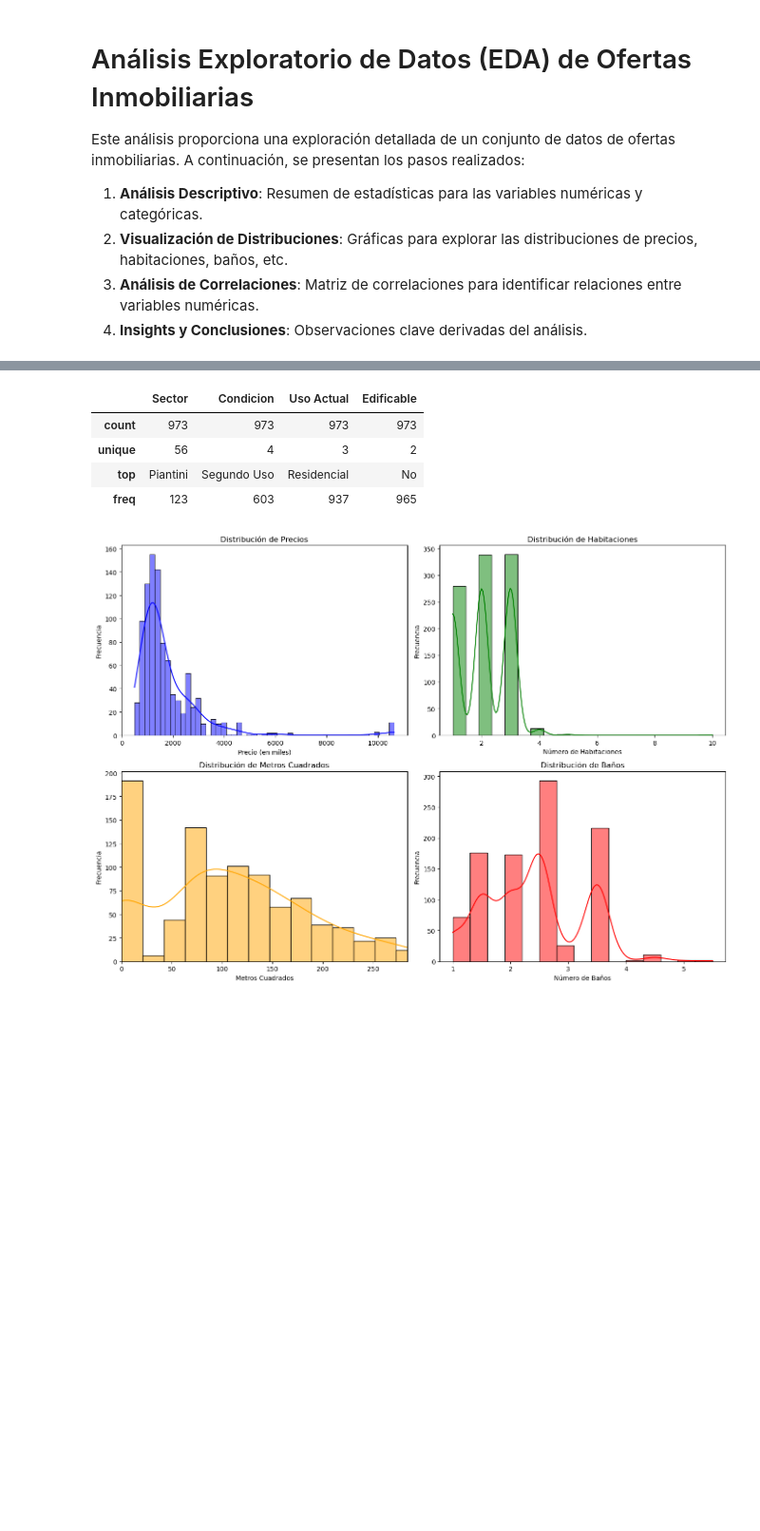
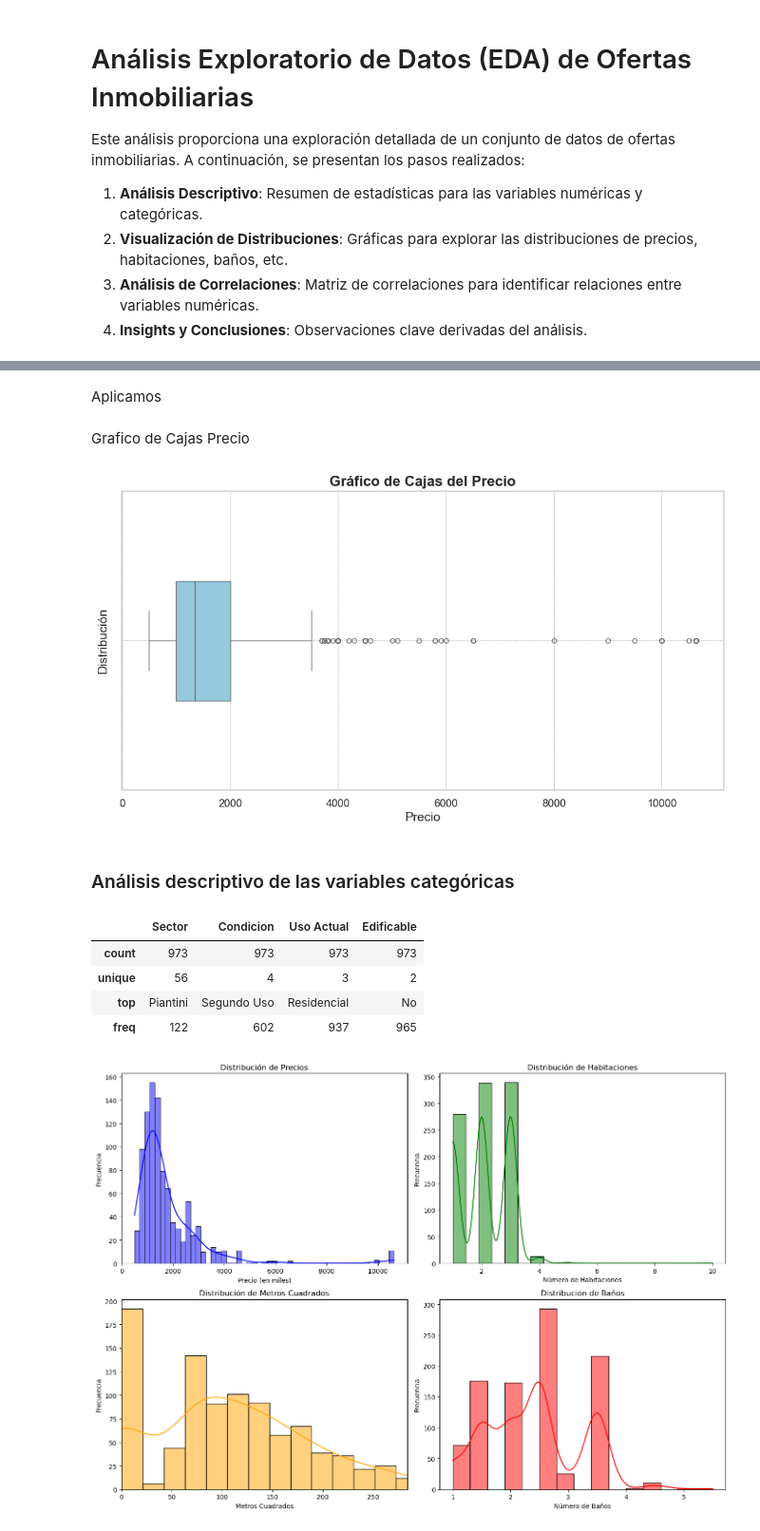
Before and after one commit to Emileo12/Precio_alquileres_DistritoNacional, a Jupyter notebook: notebooks/EDA_ofertas_inmobiliarias.ipynb, the cells around one changed output, grey strips where cells are left out. Shown: that part at 95% size. Saved outputs shown, nothing was run; the diff lists cells and outputs as text; code cells hidden in the pictures; blank space fills up the shorter version.

```diff
--- a/notebooks/EDA_ofertas_inmobiliarias.ipynb
+++ b/notebooks/EDA_ofertas_inmobiliarias.ipynb
@@ -45,9 +48,44 @@ desc_num
+# %% [markdown]
+Aplicamos
+# %% [markdown]
+Grafico de Cajas Precio
+# %%
+# Aplicar un estilo de Seaborn
+sns.set(style="whitegrid")
+
+# Configurar el tamaño del gráfico
+plt.figure(figsize=(12, 6))
+
+# Crear el boxplot con una paleta de colores personalizada
+sns.boxplot(data=df, x='Precio', color='skyblue', width=0.4, fliersize=5)
+
+# Añadir título y etiquetas con fuentes personalizadas
+plt.title('Gráfico de Cajas del Precio', fontsize=16, fontweight='bold')
+plt.xlabel('Precio', fontsize=14)
+plt.ylabel('Distribución', fontsize=14)
+
+# Añadir líneas de referencia para mejorar la legibilidad
+plt.grid(color='grey', linestyle='--', linewidth=0.5)
+
+# Personalizar los ejes y las marcas
+plt.xticks(fontsize=12)
+plt.yticks(fontsize=12)
+
+# Mostrar el gráfico
+plt.show()
+# %% [output]
+[figure, added]
+# %% [markdown]
+### Análisis descriptivo de las variables categóricas
 # %%
+# Análisis descriptivo de las variables categóricas
+desc_cat = df.describe(include=['object'])
+
 desc_cat
 # %% [output]
 |  | Sector | Condicion | Uso Actual | Edificable |
 | count | 973 | 973 | 973 | 973 |
 | unique | 56 | 4 | 3 | 2 |
 | top | Piantini | Segundo Uso | Residencial | No |
-| freq | 123 | 603 | 937 | 965 |
+| freq | 122 | 602 | 937 | 965 |
 # %%
```
Also changed, not shown: parts of 7 cells of this notebook.
